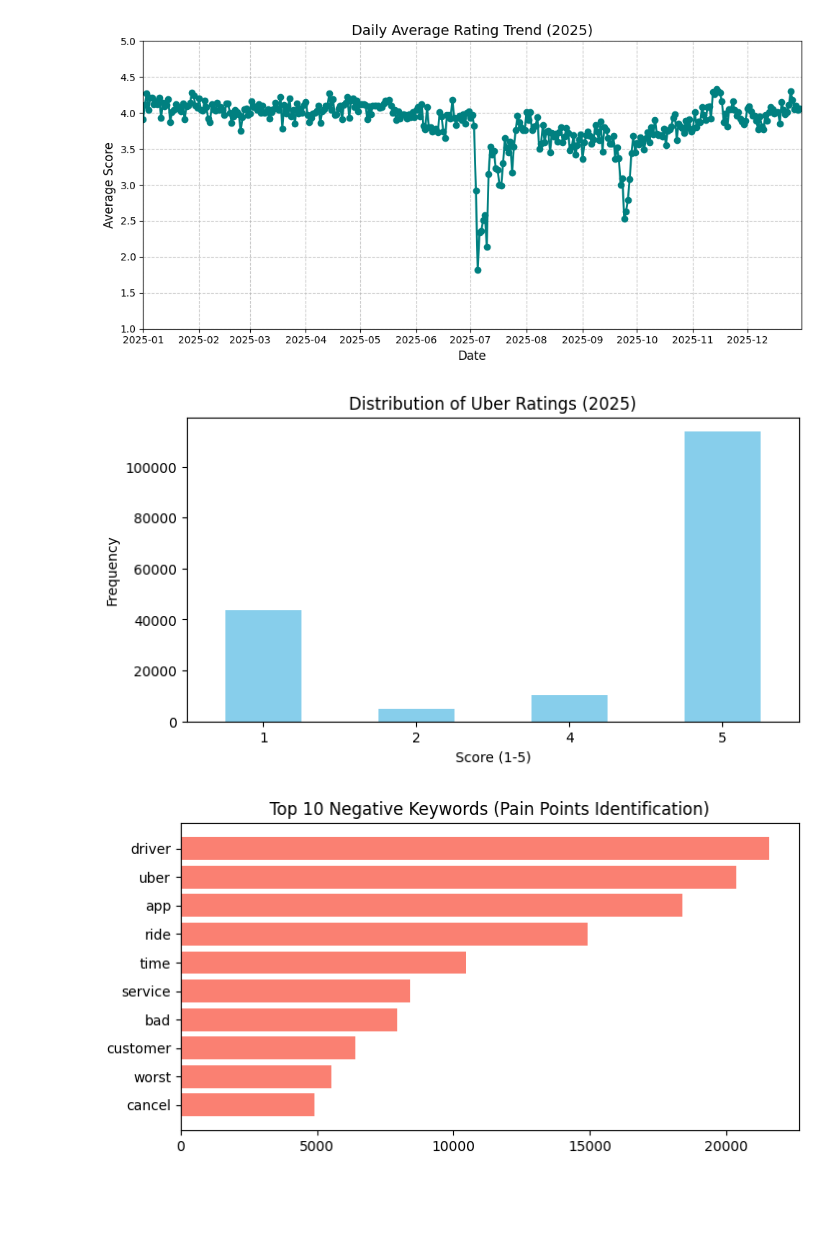
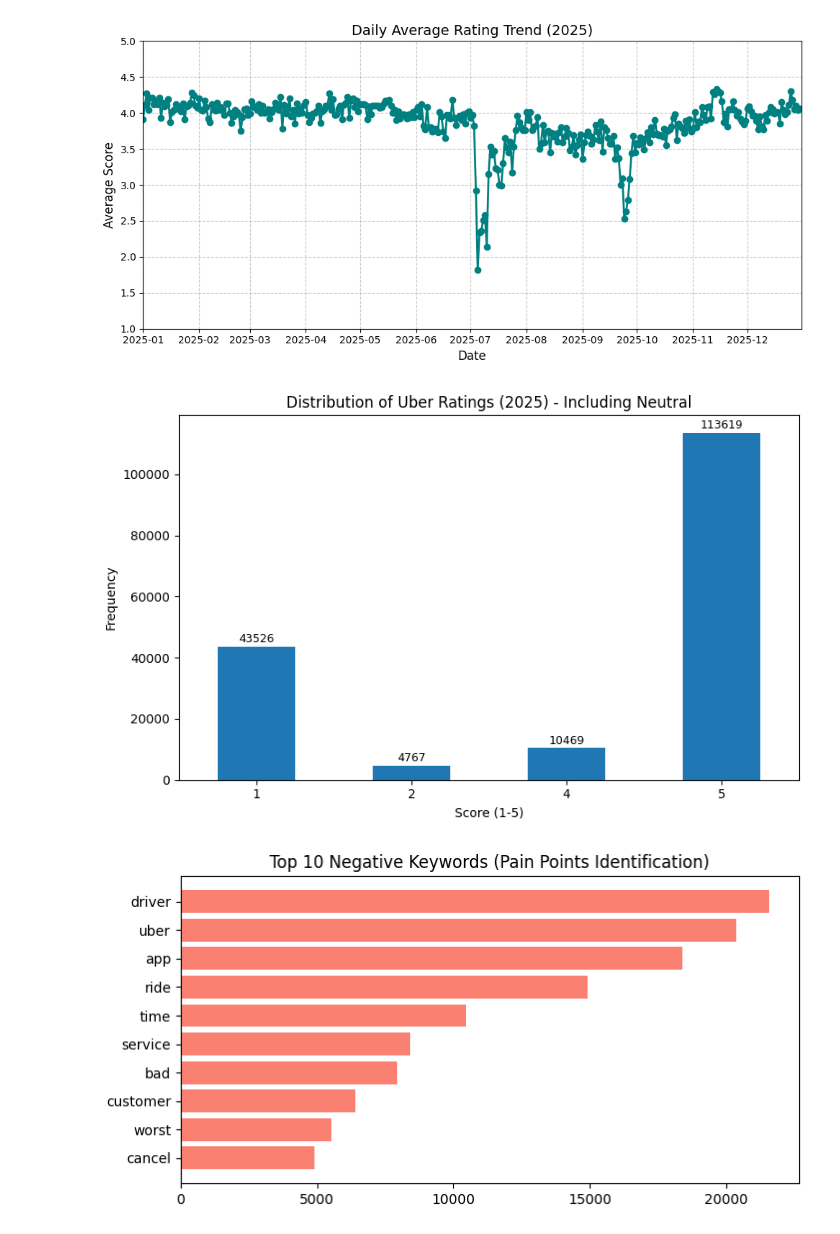
Before and after one commit to Jiyoung169/Uber_Review_Analysis, a Jupyter notebook: Analysis_of_Uber_User_Reviews.ipynb, the cells around one changed output. Saved outputs shown, nothing was run; the diff lists cells and outputs as text; code cells hidden in the pictures; blank space fills up the shorter version.

```diff
--- a/Analysis_of_Uber_User_Reviews.ipynb
+++ b/Analysis_of_Uber_User_Reviews.ipynb
@@ -305,17 +307,37 @@ plt.show()
 # %% [output]
 [figure]
 # %%
+
 # Visualize Score Distribution
-plt.figure(figsize=(8, 4))
-df_reviews_2025['score'].value_counts().sort_index().plot(kind='bar', color='skyblue')
-plt.title('Distribution of Uber Ratings (2025)')
+df_reviews_2025['label'] = df_reviews_2025['score'].map({
+    5: 2, # Positive
+    4: 2, # Positive
+    3: 1, # Neutral
+    2: 0, # Negative
+    1: 0  # Negative
+})
+
+# Drop rows only if the label is truly missing
+df_reviews_2025 = df_reviews_2025.dropna(subset=['label'])
+df_reviews_2025['label'] = df_reviews_2025['label'].astype(int)
+
+
+plt.figure(figsize=(8,5))
+counts = df_reviews_2025['score'].value_counts().sort_index()
+counts.plot(kind='bar')
+plt.title('Distribution of Uber Ratings (2025) - Including Neutral')
 plt.xlabel('Score (1-5)')
 plt.ylabel('Frequency')
-# Setting x-axis labels to be upright (rotation=0)
 plt.xticks(rotation=0)
+
+# Adding data labels on top of each bar
+for i, v in enumerate(score_counts):
+    plt.text(i, v + 500, str(v), ha='center', va='bottom', fontsize=9)
+
+plt.tight_layout()
 plt.show()
 # %% [output]
-[figure, old version]
+[figure, new version]
 # %%
 # Key Insights: Top 10 Keywords in Negative Reviews
 # Analyzing the most frequent complaints (pain points)
```
Also changed, not shown: parts of 9 cells of this notebook.
